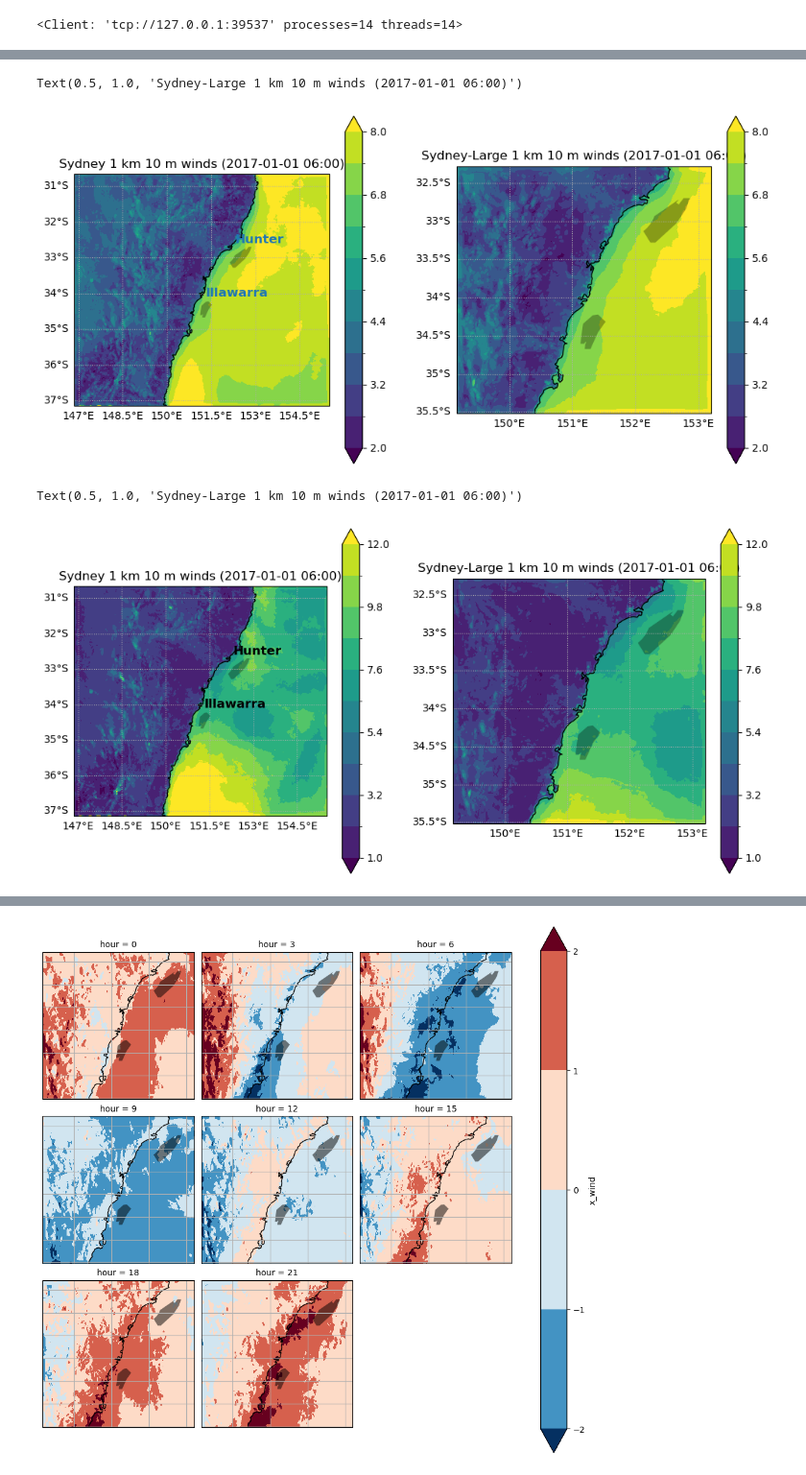
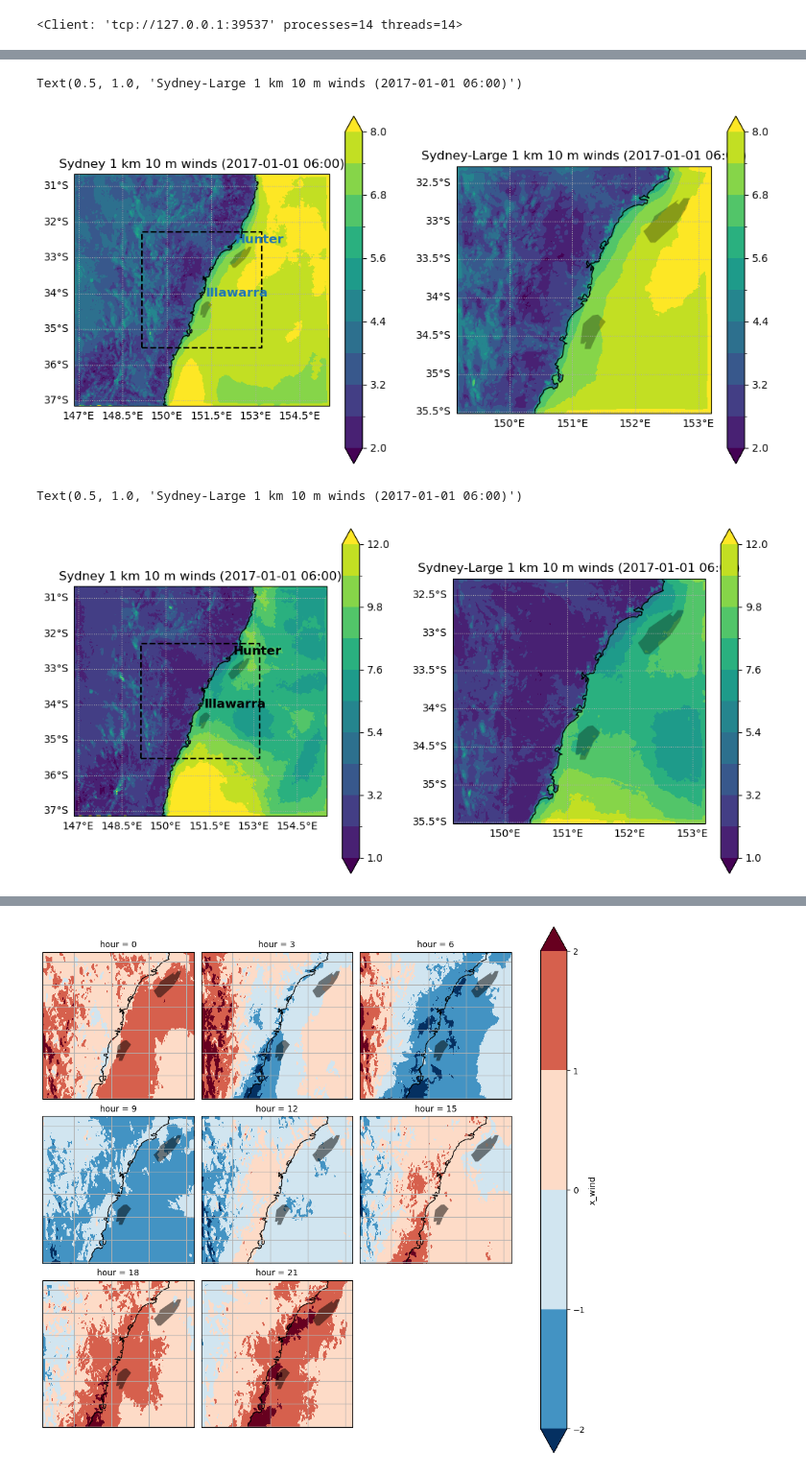
Before and after one commit to 21centuryweather/RNS_Sydney_1km, a Jupyter notebook: plotting_code/boundary_effects.ipynb, the cells around one changed output, grey strips where cells are left out. Shown at 96% size. Cells and saved outputs as stored; diff of their text form; code cells hidden in the pictures.

```diff
--- a/plotting_code/boundary_effects.ipynb
+++ b/plotting_code/boundary_effects.ipynb
@@ -88,34 +88,44 @@ step=20
 
 offshore_regions = geopandas.read_file("/g/data/gb02/ab4502/coastline_data/Offshore_Renewable_Energy_Infrastructure_Regions/Offshore_Renewable_Energy_Infrastructure_Regions.shp")
 
 ax=plt.subplot(1,2,1,projection=ccrs.PlateCarree())
 ws_l_mean.plot.contourf(levels=np.linspace(2,8,11))
 geopandas.GeoDataFrame(offshore_regions).loc[[0],"geometry"].plot(ax=ax,alpha=0.3,color="k")
 geopandas.GeoDataFrame(offshore_regions).loc[[8],"geometry"].plot(ax=ax,alpha=0.3,color="k")
 ax.coastlines()
 ax.gridlines(draw_labels=["left","bottom"],ls=":")
 ax.text(152.3,-32.6,"Hunter",color="tab:blue",fontdict={"weight":"bold","size":12})
 ax.text(151.3,-34.1,"Illawarra",color="tab:blue",fontdict={"weight":"bold","size":12})
 ax.set_extent((u_l_hourly.longitude.min(),
                u_l_hourly.longitude.max(),
                u_l_hourly.latitude.min(),
                u_l_hourly.latitude.max()))
+plt.plot([u_hourly.longitude.min(),
+          u_hourly.longitude.max(),
+          u_hourly.longitude.max(),
+          u_hourly.longitude.min(),
+          u_hourly.longitude.min()],
+         [u_hourly.latitude.min(),
+          u_hourly.latitude.min(),
+          u_hourly.latitude.max(),
+          u_hourly.latitude.max(),
+          u_hourly.latitude.min()], color="k", ls="--")
 
 plt.title("Sydney 1 km 10 m winds (2017-01-01 06:00)")
 
 step=40
 
 ax=plt.subplot(1,2,2,projection=ccrs.PlateCarree())
 ws_mean.plot.contourf(levels=np.linspace(2,8,11))
 geopandas.GeoDataFrame(offshore_regions).loc[[0],"geometry"].plot(ax=ax,alpha=0.3,color="k")
 geopandas.GeoDataFrame(offshore_regions).loc[[8],"geometry"].plot(ax=ax,alpha=0.3,color="k")
 ax.coastlines()
 ax.gridlines(draw_labels=["left","bottom"],ls=":")
 
 plt.title("Sydney-Large 1 km 10 m winds (2017-01-01 06:00)")
 # %% [output]
 Text(0.5, 1.0, 'Sydney-Large 1 km 10 m winds (2017-01-01 06:00)')
-[figure, old version]
+[figure, new version]
 # %%
 #Plot variance of the wind speed
 
@@ -138,6 +148,16 @@ ax.set_extent((u_l_hourly.longitude.min(),
                u_l_hourly.longitude.max(),
                u_l_hourly.latitude.min(),
                u_l_hourly.latitude.max()))
+plt.plot([u_hourly.longitude.min(),
+          u_hourly.longitude.max(),
+          u_hourly.longitude.max(),
+          u_hourly.longitude.min(),
+          u_hourly.longitude.min()],
+         [u_hourly.latitude.min(),
+          u_hourly.latitude.min(),
+          u_hourly.latitude.max(),
+          u_hourly.latitude.max(),
+          u_hourly.latitude.min()], color="k", ls="--")
 
 plt.title("Sydney 1 km 10 m winds (2017-01-01 06:00)")
 
@@ -155,7 +175,7 @@ ax.gridlines(draw_labels=["left","bottom"],ls=":")
 plt.title("Sydney-Large 1 km 10 m winds (2017-01-01 06:00)")
 # %% [output]
 Text(0.5, 1.0, 'Sydney-Large 1 km 10 m winds (2017-01-01 06:00)')
-[figure, old version]
+[figure, new version]
 # %%
 #Plot variance of the U wind
 
```
Also changed, not shown: parts of 3 cells of this notebook.
